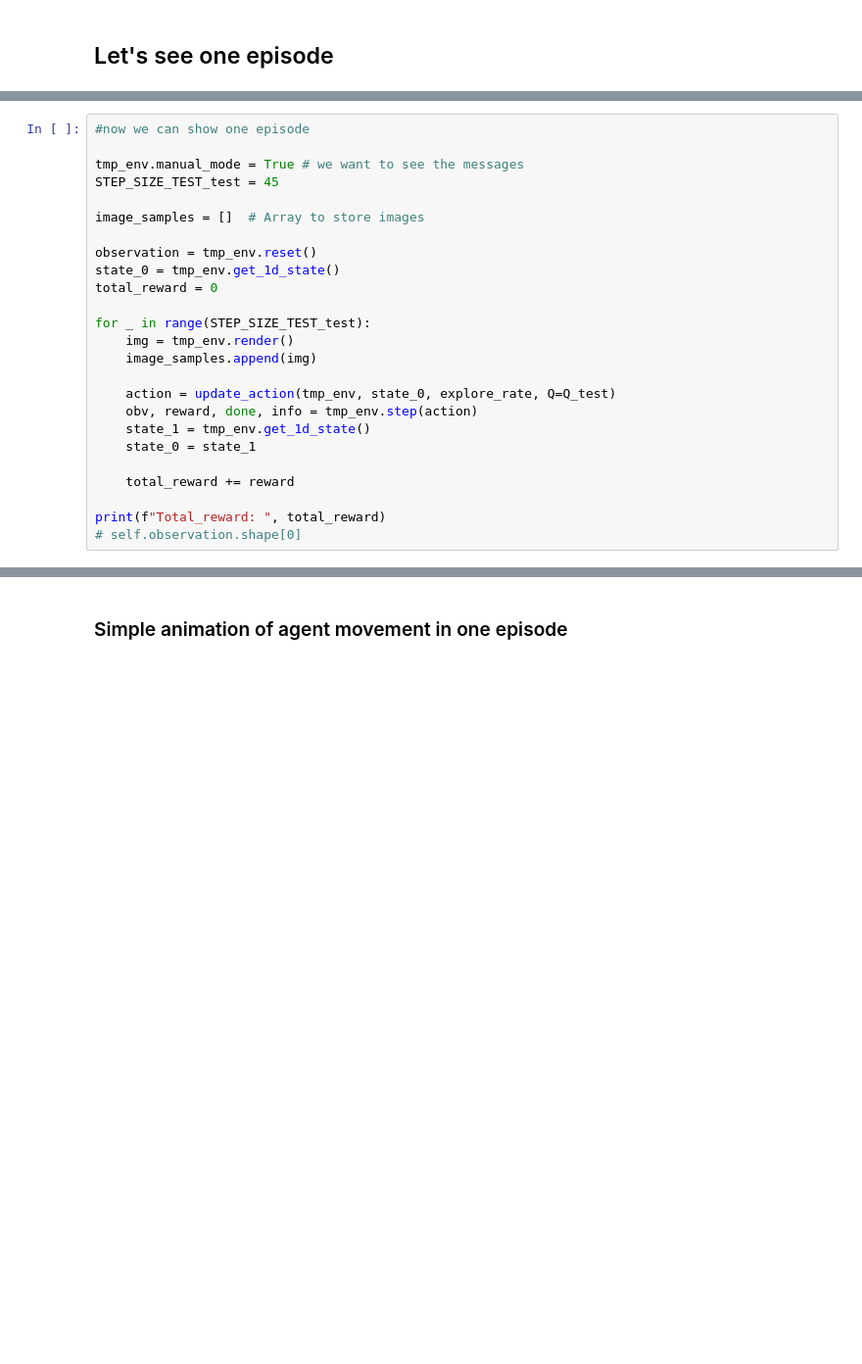
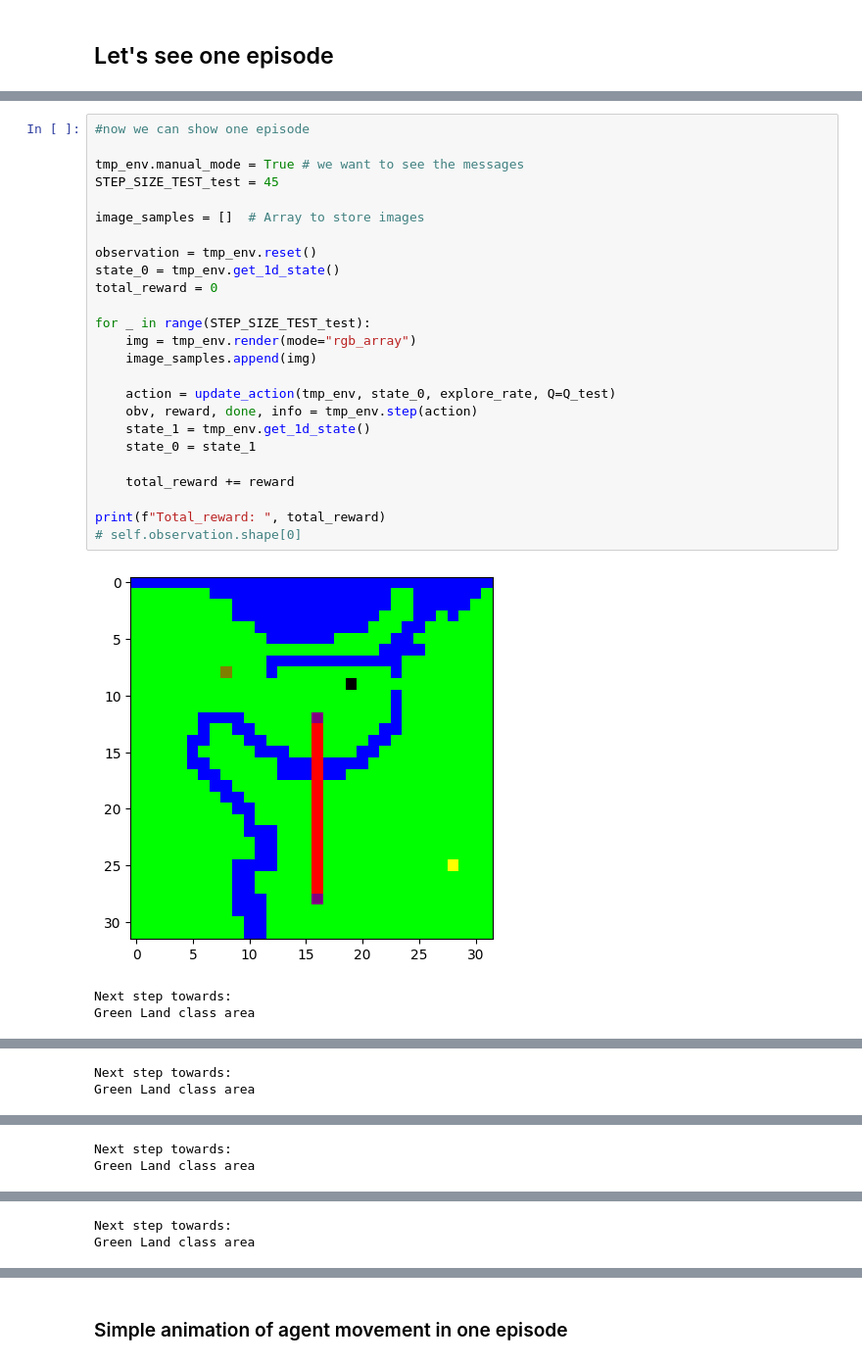
Before and after one commit to joonseren/TDT4172-Introduction-to-Machine-Learning, a Jupyter notebook: Assignment3/Project3_RL.ipynb, the cells around one changed output, grey strips where cells are left out. Shown at 98% size. Drawn from its saved outputs; the diff is of its cells as text; blank space fills up the shorter version.

```diff
--- a/Assignment3/Project3_RL.ipynb
+++ b/Assignment3/Project3_RL.ipynb
@@ -921,25 +1158,29 @@ print(f"Total reward after training: {total_reward}, total Explore rate after tr
 # %%
 #now we can show one episode
 
 tmp_env.manual_mode = True # we want to see the messages
 STEP_SIZE_TEST_test = 45
 
 image_samples = []  # Array to store images
 
 observation = tmp_env.reset()
 state_0 = tmp_env.get_1d_state()
 total_reward = 0
 
 for _ in range(STEP_SIZE_TEST_test):
-    img = tmp_env.render()
+    img = tmp_env.render(mode="rgb_array")
     image_samples.append(img)
 
     action = update_action(tmp_env, state_0, explore_rate, Q=Q_test)
     obv, reward, done, info = tmp_env.step(action)
     state_1 = tmp_env.get_1d_state()
     state_0 = state_1
 
     total_reward += reward
 
 print(f"Total_reward: ", total_reward)
 # self.observation.shape[0]
+# %% [output]
+[figure, added]
+Next step towards:
+Green Land class area
@@ -945,0 +1188,2 @@ print(f"Total_reward: ", total_reward)
+Next step towards:
+Green Land class area
@@ -945,0 +1191,2 @@ print(f"Total_reward: ", total_reward)
+Next step towards:
+Green Land class area
@@ -945,0 +1194,2 @@ print(f"Total_reward: ", total_reward)
+Next step towards:
+Green Land class area
```
Also changed, not shown: parts of 21 cells of this notebook, 1 other file.
